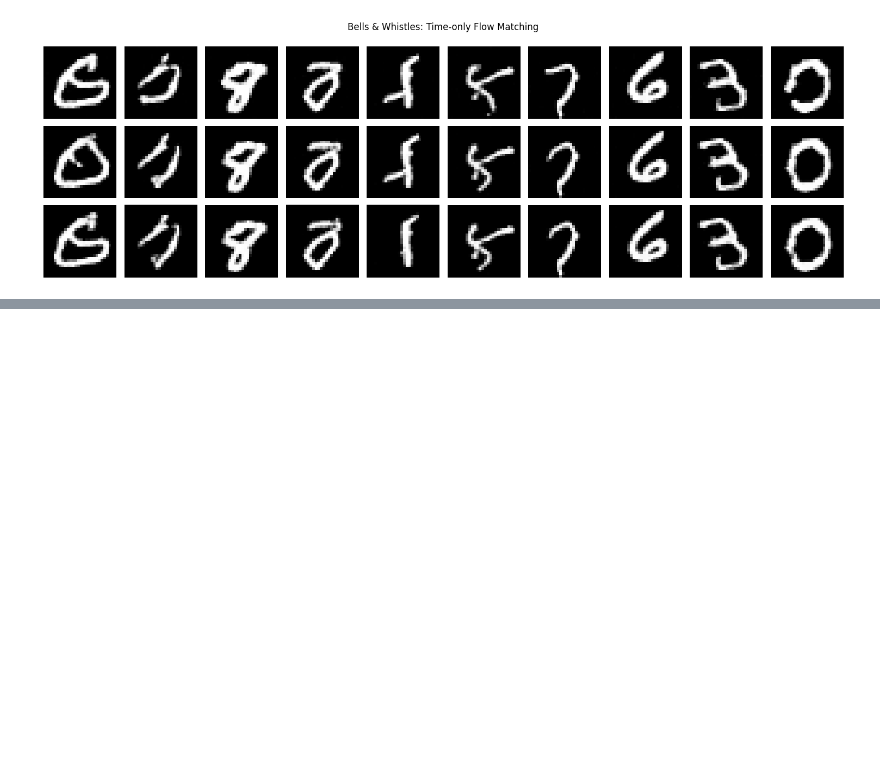
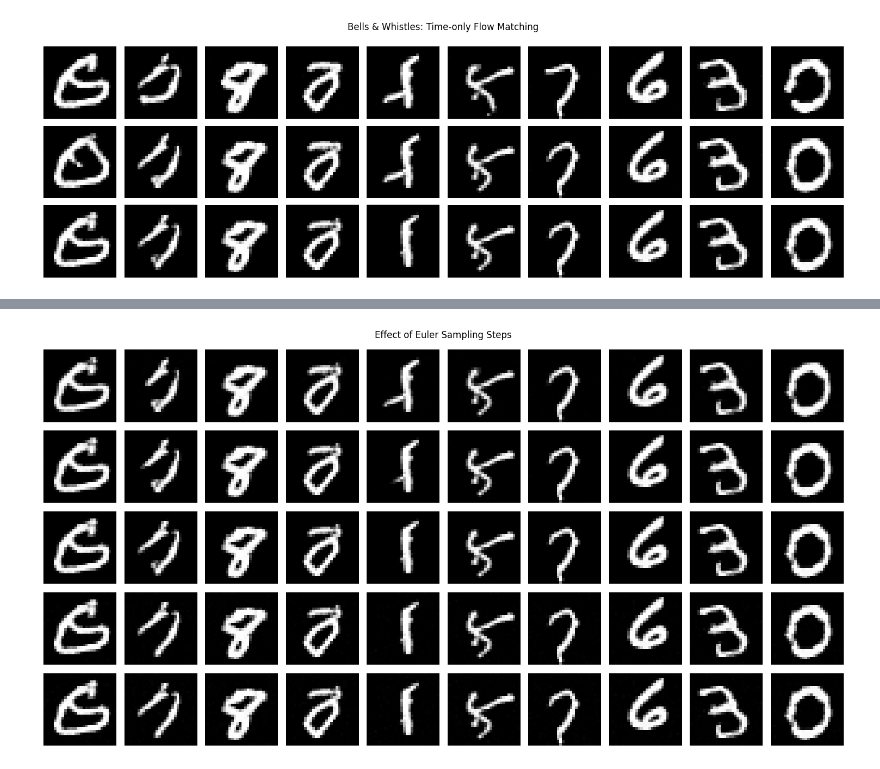
Before and after one commit to RishbhaJain/computer-vision-cs280A, a Jupyter notebook: partb.ipynb, the cells around one changed output, grey strips where cells are left out. Cells and saved outputs as stored; diff of their text form; code cells hidden in the pictures; blank space fills up the shorter version.

```diff
--- a/partb.ipynb
+++ b/partb.ipynb
@@ -1851,0 +1969,50 @@ plt.show()
+# %%
+
+# Compare sampling steps using the same model and seed
+
+model = load_time_fm(
+    "checkpoints/time_fm_epoch_20.pth"
+)
+
+steps_list = [10, 25, 50, 100, 200]
+
+fig, axes = plt.subplots(
+    len(steps_list), 10,
+    figsize=(15, 8)
+)
+
+for row, steps in enumerate(steps_list):
+
+    samples = sample_improved(
+        model.unet,
+        num_steps=steps,
+        method="euler",
+        seed=42,
+        n_samples=10
+    ).cpu()
+
+    for col in range(10):
+        axes[row, col].imshow(
+            samples[col, 0],
+            cmap="gray",
+            vmin=0,
+            vmax=1
+        )
+        axes[row, col].axis("off")
+
+    axes[row, 0].set_ylabel(
+        f"{steps} steps",
+        fontsize=11
+    )
+
+plt.suptitle("Effect of Euler Sampling Steps")
+plt.tight_layout()
+
+plt.savefig(
+    OUT / "bells_sampling_steps.png",
+    dpi=150,
+    bbox_inches="tight"
+)
+plt.show()
+# %% [output]
+[figure, added]
```
Also changed, not shown: parts of 9 cells of this notebook.
